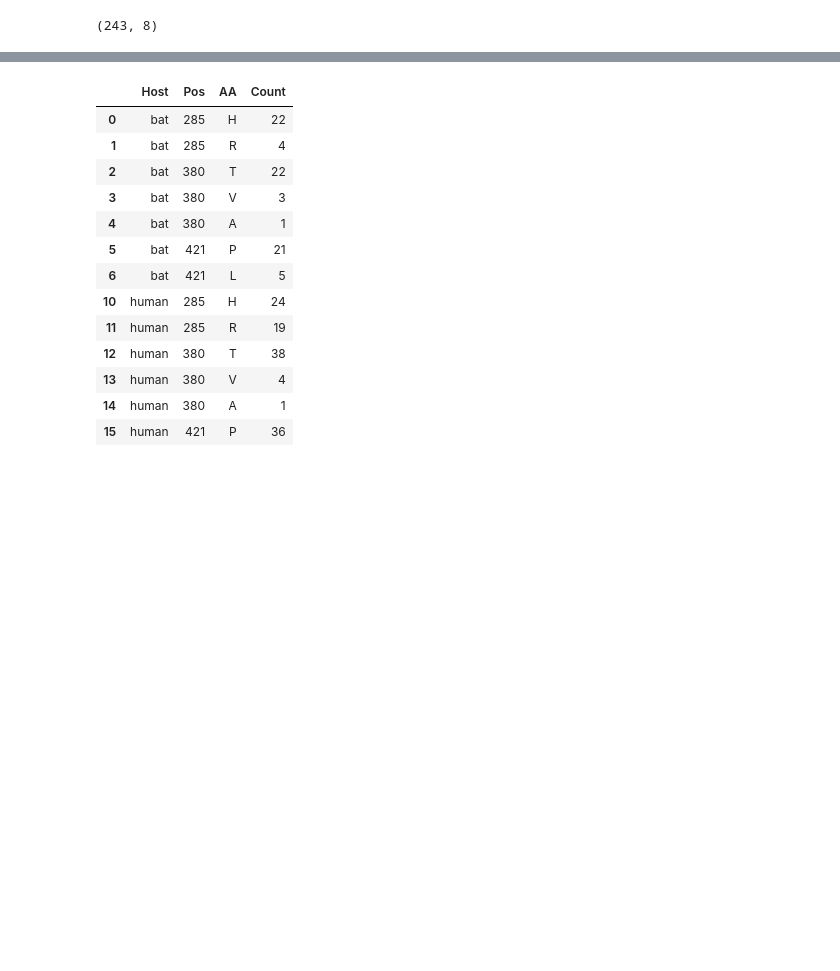
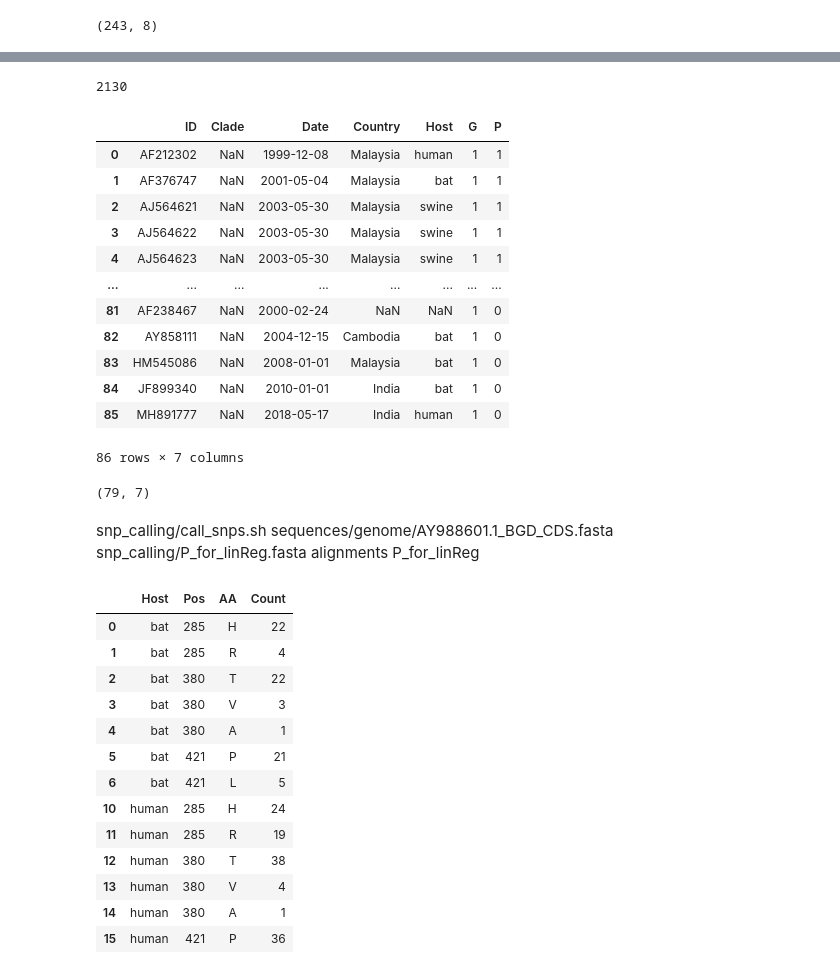
Before and after one commit to sanju99/niv_evo, a Jupyter notebook: evo_selection.ipynb, the cells around one changed output, grey strips where cells are left out. Saved outputs shown, nothing was run; the diff lists cells and outputs as text; code cells hidden in the pictures; blank space fills up the shorter version.

```diff
--- a/evo_selection.ipynb
+++ b/evo_selection.ipynb
@@ -236,0 +244,4 @@ P_summary
+# %%
+len(P_bdq_seq_unique.Seq.values[0])
+# %% [output]
+2130
@@ -237,3 +254,25 @@ P_summary
+# %%
+metadata_all
+# %% [output]
+|  | ID | Clade | Date | Country | Host | G | P |
+| 0 | AF212302 | NaN | 1999-12-08 | Malaysia | human | 1 | 1 |
+| 1 | AF376747 | NaN | 2001-05-04 | Malaysia | bat | 1 | 1 |
+| 2 | AJ564621 | NaN | 2003-05-30 | Malaysia | swine | 1 | 1 |
+| 3 | AJ564622 | NaN | 2003-05-30 | Malaysia | swine | 1 | 1 |
+| 4 | AJ564623 | NaN | 2003-05-30 | Malaysia | swine | 1 | 1 |
+| ... | ... | ... | ... | ... | ... | ... | ... |
+| 81 | AF238467 | NaN | 2000-02-24 | NaN | NaN | 1 | 0 |
+| 82 | AY858111 | NaN | 2004-12-15 | Cambodia | bat | 1 | 0 |
+| 83 | HM545086 | NaN | 2008-01-01 | Malaysia | bat | 1 | 0 |
+| 84 | JF899340 | NaN | 2010-01-01 | India | bat | 1 | 0 |
+| 85 | MH891777 | NaN | 2018-05-17 | India | human | 1 | 0 |
+86 rows × 7 columns
+# %%
+metadata_all.query("G == 1 & P == 1").shape
+# %% [output]
+(79, 7)
+# %% [markdown]
+snp_calling/call_snps.sh sequences/genome/AY988601.1_BGD_CDS.fasta snp_calling/P_for_linReg.fasta alignments P_for_linReg
 # %%
 P_aa_summary = pd.DataFrame(P_summary.groupby(["Country", "Pos"])["AA"].value_counts()).rename(columns={"AA": "Count"}).reset_index()
 P_aa_summary = P_aa_summary.query("(Country != 'Cambodia') & (Country != 'Thailand')")
```
Also changed, not shown: parts of 4 cells of this notebook, 26 other files.
